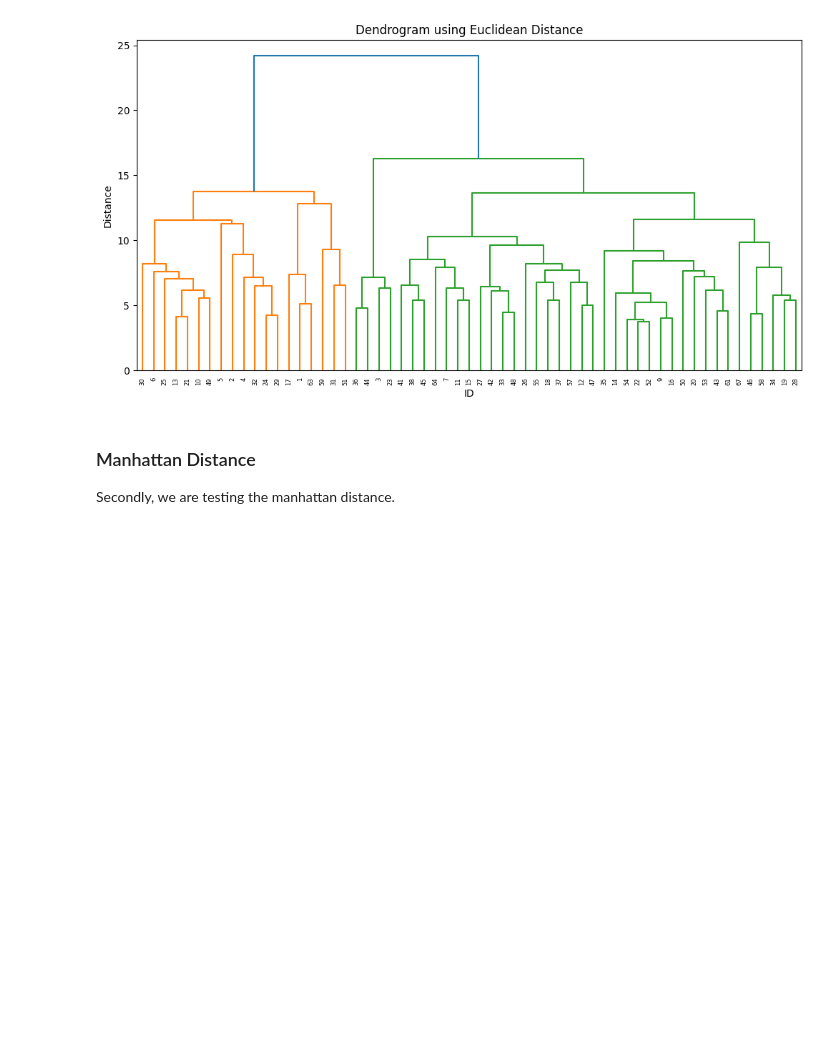
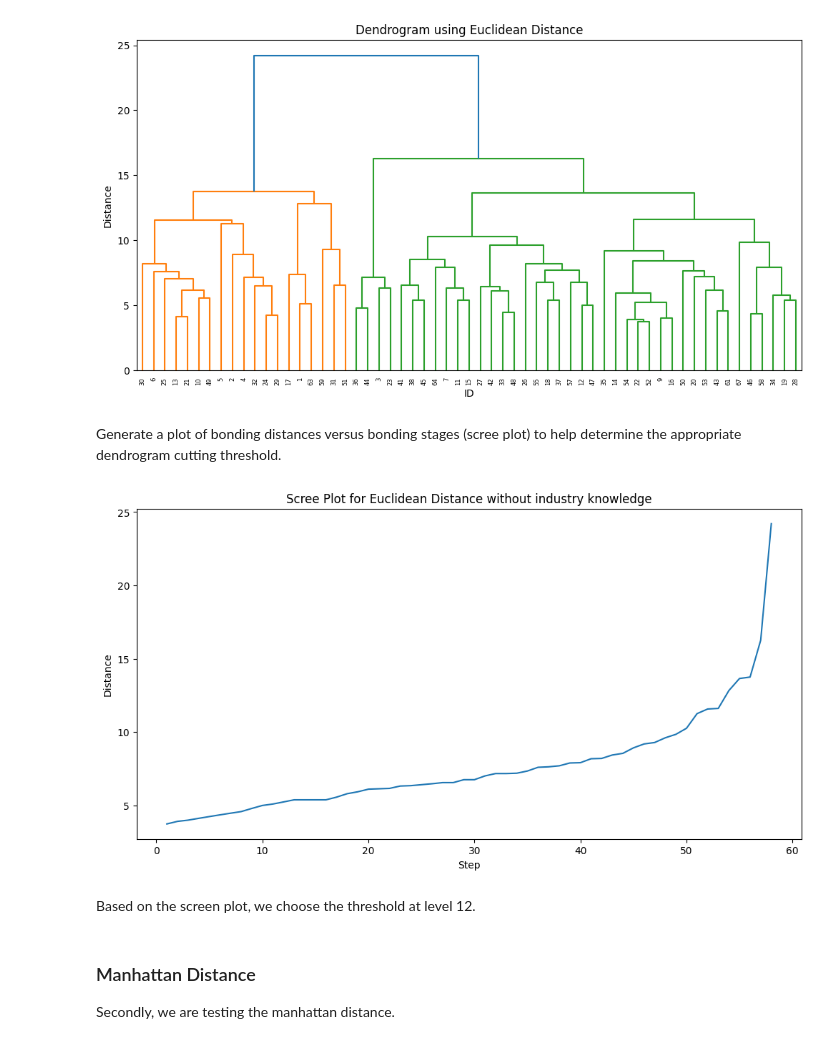
Before and after one commit to MalwinaKoz/Project-People-Analytics, a Jupyter notebook: notebooks/04_HierarchicalAgorithm.ipynb, the cells around one changed output. Cells and saved outputs as stored; diff of their text form; code cells hidden in the pictures; blank space fills up the shorter version.

Commit message:
ScreePlot

```diff
--- a/notebooks/04_HierarchicalAgorithm.ipynb
+++ b/notebooks/04_HierarchicalAgorithm.ipynb
@@ -48,6 +50,20 @@ plt.savefig('../figures/04_EuclideanDendrogram.png', dpi=300, bbox_inches='tight
 plt.show()
 # %% [output]
 [figure]
+# %% [markdown]
+Generate a plot of bonding distances versus bonding stages (scree plot) to help determine the appropriate dendrogram cutting threshold.
+# %%
+plt.figure(figsize=(12, 6))
+plt.title('Scree Plot for Euclidean Distance without industry knowledge')
+plt.plot(range(1, len(euclidean_clustering) + 1), euclidean_clustering[:, 2])
+plt.xlabel('Step')
+plt.ylabel('Distance')
+plt.savefig('../figures/04_EuclideanScreePlot.png', dpi=300, bbox_inches='tight')
+plt.show()
+# %% [output]
+[figure, added]
+# %% [markdown]
+Based on the screen plot, we choose the threshold at level 12.
 # %% [markdown]
 ### Manhattan Distance
 
```
Also changed, not shown: parts of 16 cells of this notebook, 4 other files.
